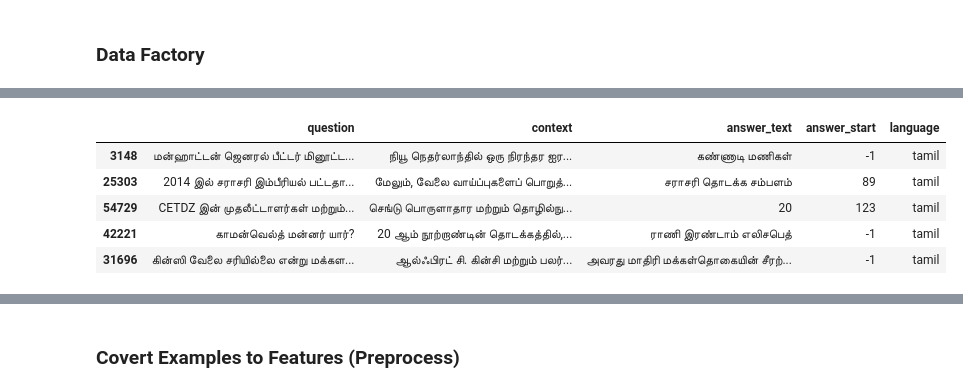
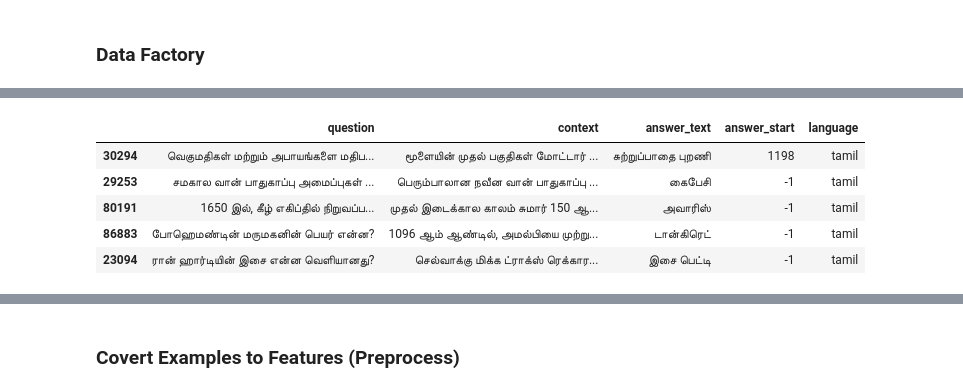
Before and after one commit to aruaru0/kaggle_colab_notebooks_no01, a Jupyter notebook: chaii_qa_5_fold_xlmroberta_torch_fit_multi_sample_dropout.ipynb, the cells around one changed output, grey strips where cells are left out. Drawn from its saved outputs; the diff is of its cells as text; code cells hidden in the pictures.

```diff
--- a/chaii_qa_5_fold_xlmroberta_torch_fit_multi_sample_dropout.ipynb
+++ b/chaii_qa_5_fold_xlmroberta_torch_fit_multi_sample_dropout.ipynb
@@ -360,27 +378,27 @@ external_hindi_xquad2.head()
 # %%
 external_tamil_xquad2 = pd.read_csv('/content/input/google-translated-squad20-to-hindi-and-tamil/squad_ta.csv')
 
 text, start = [], []
 for i in range(len(external_tamil_xquad2)):
   ans = external_tamil_xquad2['answers'][i]
   dic = ast.literal_eval(ans)[0]
   text.append(dic['text'])
   start.append(dic['answer_start'])
 
 external_tamil_xquad2['answer_text'] = text
 external_tamil_xquad2['answer_start'] = start
 external_tamil_xquad2['language'] = "tamil"
 
 external_tamil_xquad2 = external_tamil_xquad2.drop(['id', 'answers','c_id','is_in'], axis=1)
-external_tamil_xquad2 = external_tamil_xquad2.sample(frac=1, random_state=123)[:20000]
+external_tamil_xquad2 = external_tamil_xquad2.sample(frac=1, random_state=999)[:10000]
 external_tamil_xquad2.head()
 # %% [output]
 |  | question | context | answer_text | answer_start | language |
-| 3148 | மன்ஹாட்டன் ஜெனரல் பீட்டர் மினூட்ட... | நியூ நெதர்லாந்தில் ஒரு நிரந்தர ஐர... | கண்ணாடி மணிகள் | -1 | tamil |
-| 25303 | 2014 இல் சராசரி இம்பீரியல் பட்டதா... | மேலும், வேலை வாய்ப்புகளைப் பொறுத்... | சராசரி தொடக்க சம்பளம் | 89 | tamil |
-| 54729 | CETDZ இன் முதலீட்டாளர்கள் மற்றும்... | செங்டு பொருளாதார மற்றும் தொழில்நு... | 20 | 123 | tamil |
-| 42221 | காமன்வெல்த் மன்னர் யார்? | 20 ஆம் நூற்றாண்டின் தொடக்கத்தில்,... | ராணி இரண்டாம் எலிசபெத் | -1 | tamil |
-| 31696 | கின்ஸி வேலை சரியில்லை என்று மக்கள... | ஆல்ஃபிரட் சி. கின்சி மற்றும் பலர்... | அவரது மாதிரி மக்கள்தொகையின் சீரற்... | -1 | tamil |
+| 30294 | வெகுமதிகள் மற்றும் அபாயங்களை மதிப... | மூளையின் முதல் பகுதிகள் மோட்டார் ... | சுற்றுப்பாதை புறணி | 1198 | tamil |
+| 29253 | சமகால வான் பாதுகாப்பு அமைப்புகள் ... | பெரும்பாலான நவீன வான் பாதுகாப்பு ... | கைபேசி | -1 | tamil |
+| 80191 | 1650 இல், கீழ் எகிப்தில் நிறுவப்ப... | முதல் இடைக்கால காலம் சுமார் 150 ஆ... | அவாரிஸ் | -1 | tamil |
+| 86883 | போஹெமண்டின் மருமகனின் பெயர் என்ன? | 1096 ஆம் ஆண்டில், அமல்பியை முற்று... | டான்கிரெட் | -1 | tamil |
+| 23094 | ரான் ஹார்டியின் இசை என்ன வெளியானது? | செல்வாக்கு மிக்க ட்ராக்ஸ் ரெக்கார... | இசை பெட்டி | -1 | tamil |
 # %%
 train = pd.read_csv('../input/chaii-hindi-and-tamil-question-answering/train.csv')
 external_mlqa = pd.read_csv('../input/mlqa-hindi-processed/mlqa_hindi.csv')
```
Also changed, not shown: parts of 12 cells of this notebook.
